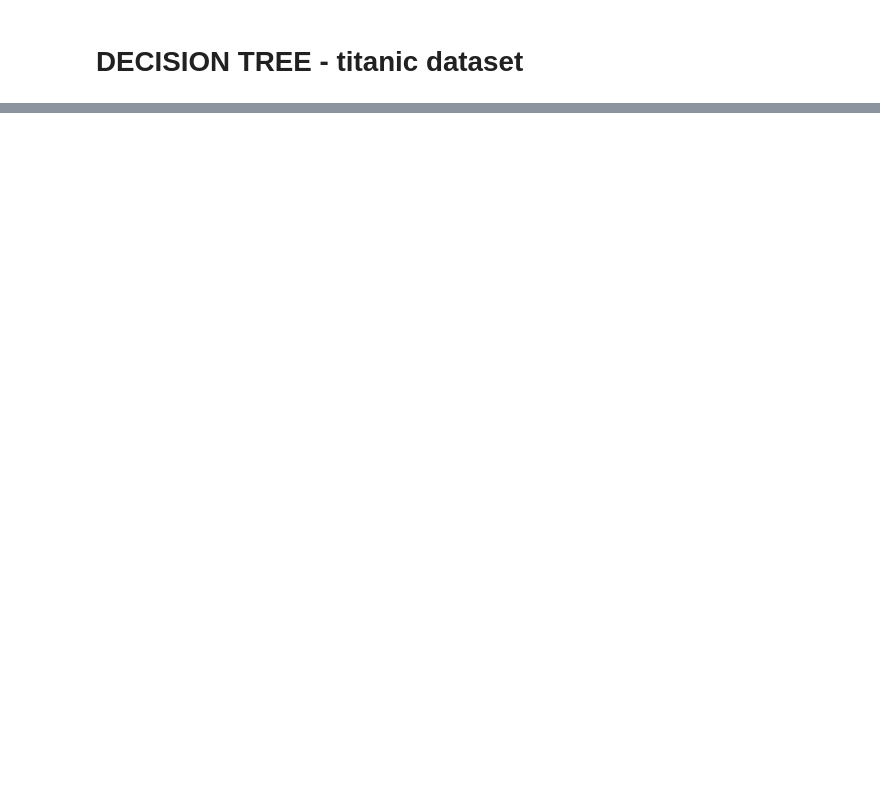
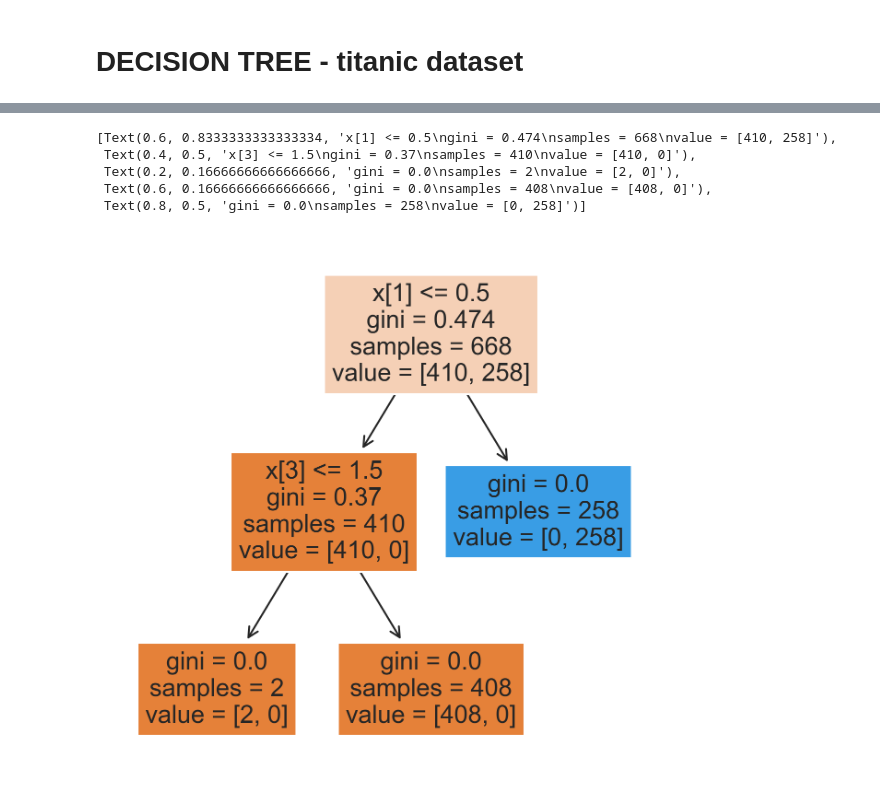
Before and after one commit to annika12302003/titanic-datasets, a Jupyter notebook: 1주차/titanic/notebooks/titanic - 5:22:2024 final .ipynb, the cells around one changed output, grey strips where cells are left out. Saved outputs shown, nothing was run; the diff lists cells and outputs as text; code cells hidden in the pictures; blank space fills up the shorter version.

```diff
--- a/1주차/titanic/notebooks/titanic - 5:22:2024 final .ipynb
+++ b/1주차/titanic/notebooks/titanic - 5:22:2024 final .ipynb
@@ -544,8 +640,8 @@ Index(['Age', 'Fare', 'Pclass'], dtype='object')
 # %%
 y = pd.DataFrame(data=train_data, columns=train_data.columns)
 # y['target'] = iris.target
-X_d = train_data.drop(['Survived','Name','Ticket','Sex','Cabin','Embarked'], axis=1)  # Replace 'Survived' with your target column
-y_d = data['Survived']
+X_d = train_data.drop(['Name','Ticket','Sex','Cabin','Embarked'], axis=1)  # Replace 'Survived' with your target column
+y_d = train_data['Survived']
 X_train, X_test, y_train, y_test = train_test_split(X_d, y_d, random_state=0)
 print(X_train)
 clf2 = DecisionTreeClassifier(random_state=0)
@@ -608,0 +824,11 @@ def train_using_gini(X_train, X_test, y_train):
+# %%
+from matplotlib import pyplot as plt
+fig, axes = plt.subplots(nrows = 1,ncols = 1,figsize = (5,5), dpi=300)
+tree.plot_tree(clf2, filled=True)
+# %% [output]
+[Text(0.6, 0.8333333333333334, 'x[1] <= 0.5\ngini = 0.474\nsamples = 668\nvalue = [410, 258]'),
+ Text(0.4, 0.5, 'x[3] <= 1.5\ngini = 0.37\nsamples = 410\nvalue = [410, 0]'),
+ Text(0.2, 0.16666666666666666, 'gini = 0.0\nsamples = 2\nvalue = [2, 0]'),
+ Text(0.6, 0.16666666666666666, 'gini = 0.0\nsamples = 408\nvalue = [408, 0]'),
+ Text(0.8, 0.5, 'gini = 0.0\nsamples = 258\nvalue = [0, 258]')]
+[figure, added]
```
Also changed, not shown: parts of 27 cells of this notebook, 2 other files.
